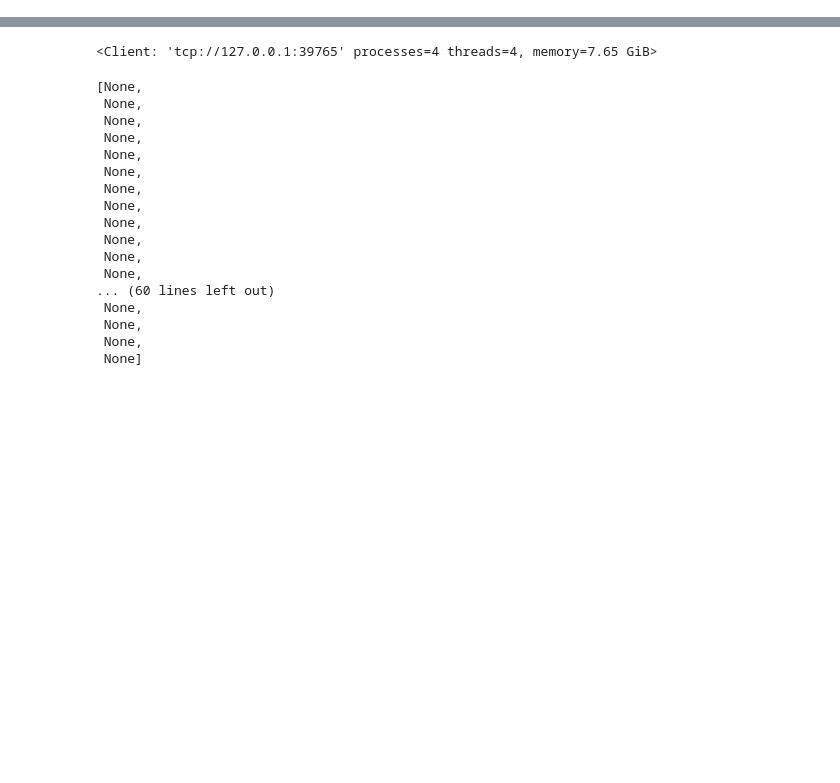
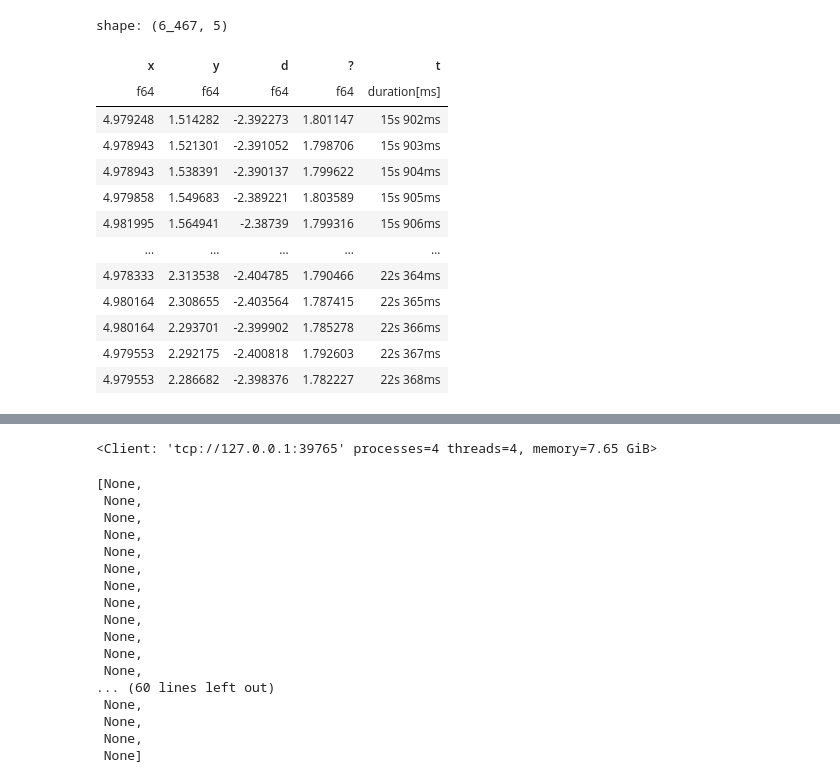
Before and after one commit to schlich/vns, a Jupyter notebook: playground.ipynb, the cells around one changed output, grey strips where cells are left out. Drawn from its saved outputs; the diff is of its cells as text; code cells hidden in the pictures; blank space fills up the shorter version.

```diff
--- a/playground.ipynb
+++ b/playground.ipynb
@@ -111,0 +43,18 @@ _ = [
+# %%
+cursor = trial.cursor()
+cursor.collect()
+# %% [output]
+shape: (6_467, 5)
+| x | y | d | ? | t |
+| f64 | f64 | f64 | f64 | duration[ms] |
+| 4.979248 | 1.514282 | -2.392273 | 1.801147 | 15s 902ms |
+| 4.978943 | 1.521301 | -2.391052 | 1.798706 | 15s 903ms |
+| 4.978943 | 1.538391 | -2.390137 | 1.799622 | 15s 904ms |
+| 4.979858 | 1.549683 | -2.389221 | 1.803589 | 15s 905ms |
+| 4.981995 | 1.564941 | -2.38739 | 1.799316 | 15s 906ms |
+| … | … | … | … | … |
+| 4.978333 | 2.313538 | -2.404785 | 1.790466 | 22s 364ms |
+| 4.980164 | 2.308655 | -2.403564 | 1.787415 | 22s 365ms |
+| 4.980164 | 2.293701 | -2.399902 | 1.785278 | 22s 366ms |
+| 4.979553 | 2.292175 | -2.400818 | 1.792603 | 22s 367ms |
+| 4.979553 | 2.286682 | -2.398376 | 1.782227 | 22s 368ms |
```
Also changed, not shown: parts of 18 cells of this notebook, 14 other files.
